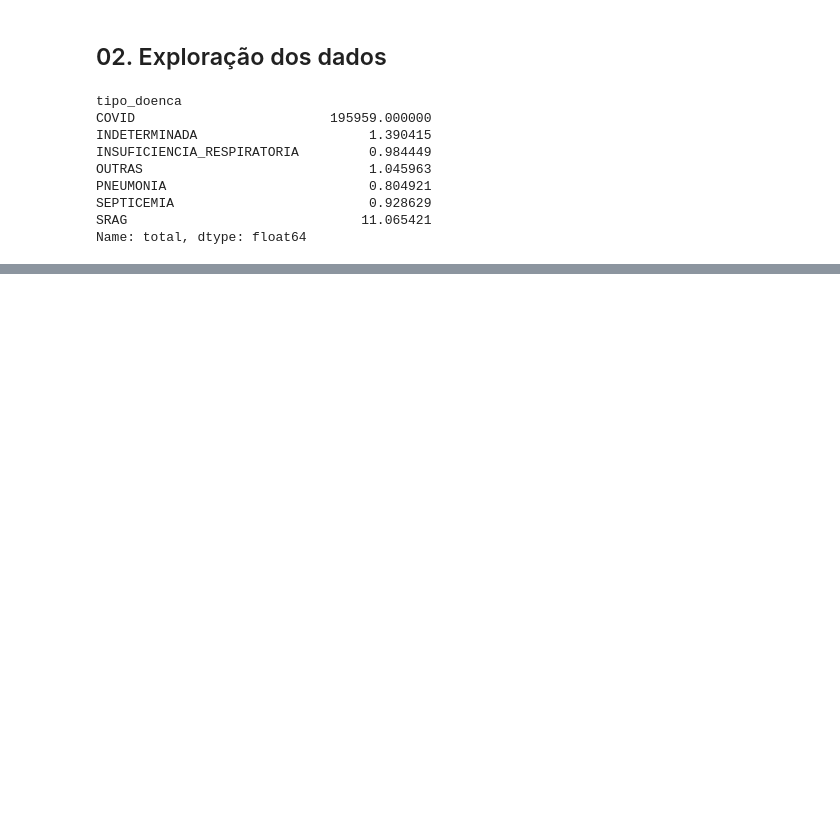
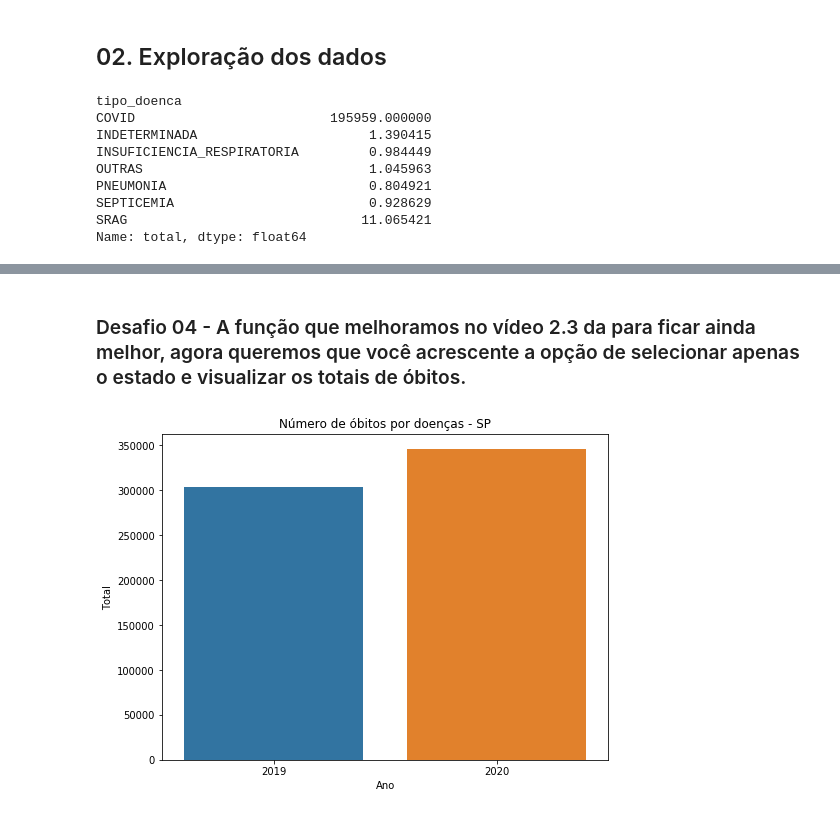
Before and after one commit to Emersonmiady/analise_covid, a Jupyter notebook: notebooks/analise_obitos_covid.ipynb, the cells around one changed output, grey strips where cells are left out. Drawn from its saved outputs; the diff is of its cells as text; code cells hidden in the pictures; blank space fills up the shorter version.

```diff
--- a/notebooks/analise_obitos_covid.ipynb
+++ b/notebooks/analise_obitos_covid.ipynb
@@ -119,0 +155,42 @@ grafico_comparativo('SRAG')
+# %% [markdown]
+### Desafio 04 - A função que melhoramos no vídeo 2.3 da para ficar ainda melhor, agora queremos que você acrescente a opção de selecionar apenas o estado e visualizar os totais de óbitos.
+# %%
+def grafico_comparativo(estado = 'BRASIL', causa = None):
+
+    if causa == None:
+        titulo = f'Número de óbitos por doenças - {estado}'
+
+        if estado == 'BRASIL':
+            lista = [dados_2019['total'].sum(), dados_2020['total'].sum()]
+
+        else:
+            estado = estado
+            lista = [dados_2019.query('uf == "SP"')['total'].sum(),
+                     dados_2020.query('uf == "SP"')['total'].sum()]
+
+    else:
+        titulo = f'Número de óbitos por {causa} - {estado}'
+
+        if estado == 'BRASIL':
+            total_2019 = dados_2019.groupby(['tipo_doenca'])['total'].sum()
+            total_2020 = dados_2020.groupby(['tipo_doenca'])['total'].sum()
+
+            lista = [total_2019.loc[causa], total_2020.loc[causa]]
+
+        else:
+            total_uf_2019 = dados_2019.groupby(['uf', 'tipo_doenca'])['total'].sum()
+            total_uf_2020 = dados_2020.groupby(['uf', 'tipo_doenca'])['total'].sum()
+
+            lista = [total_uf_2019.loc[estado, causa], total_uf_2020.loc[estado, causa]]
+
+    dados = pd.DataFrame({'Total' : lista,
+                          'Ano' : [2019, 2020]})
+
+    plt.figure(figsize=(8, 6))
+    sns.barplot(x='Ano', y='Total', data=dados)
+    plt.title(titulo)
+    plt.show()
+# %%
+grafico_comparativo('SP')
+# %% [output]
+[figure, added]
```
Also changed, not shown: parts of 10 cells of this notebook.
